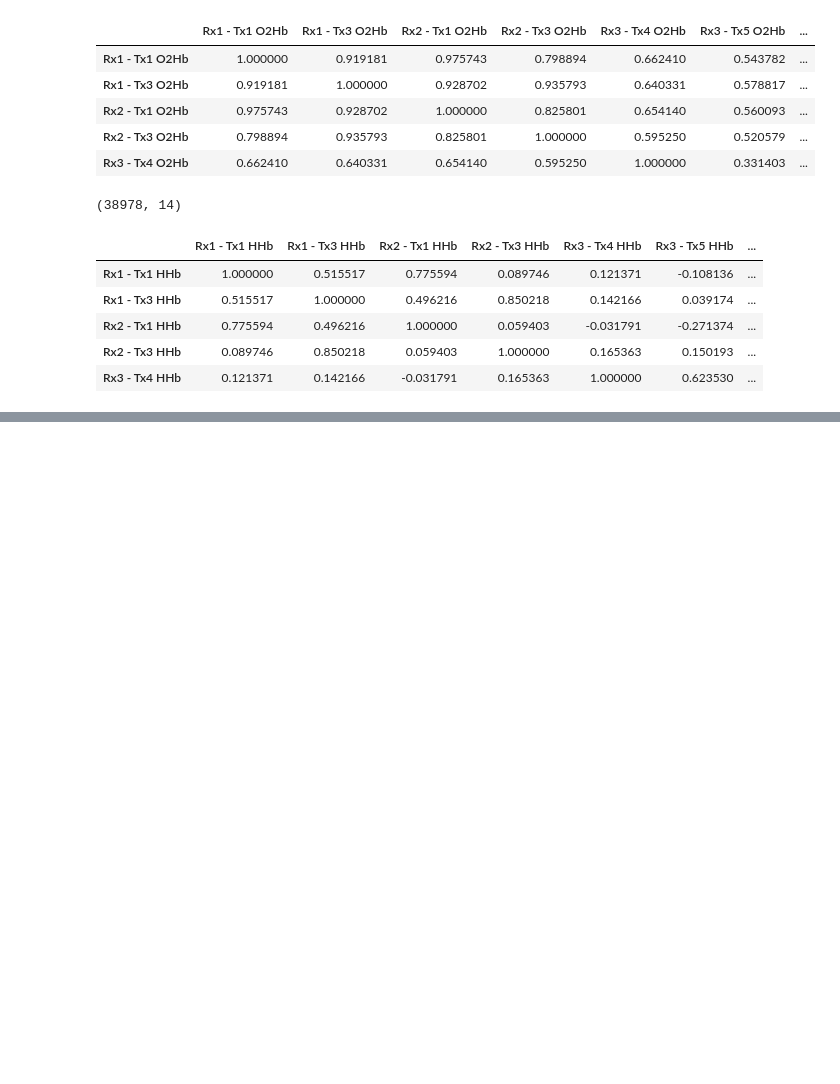
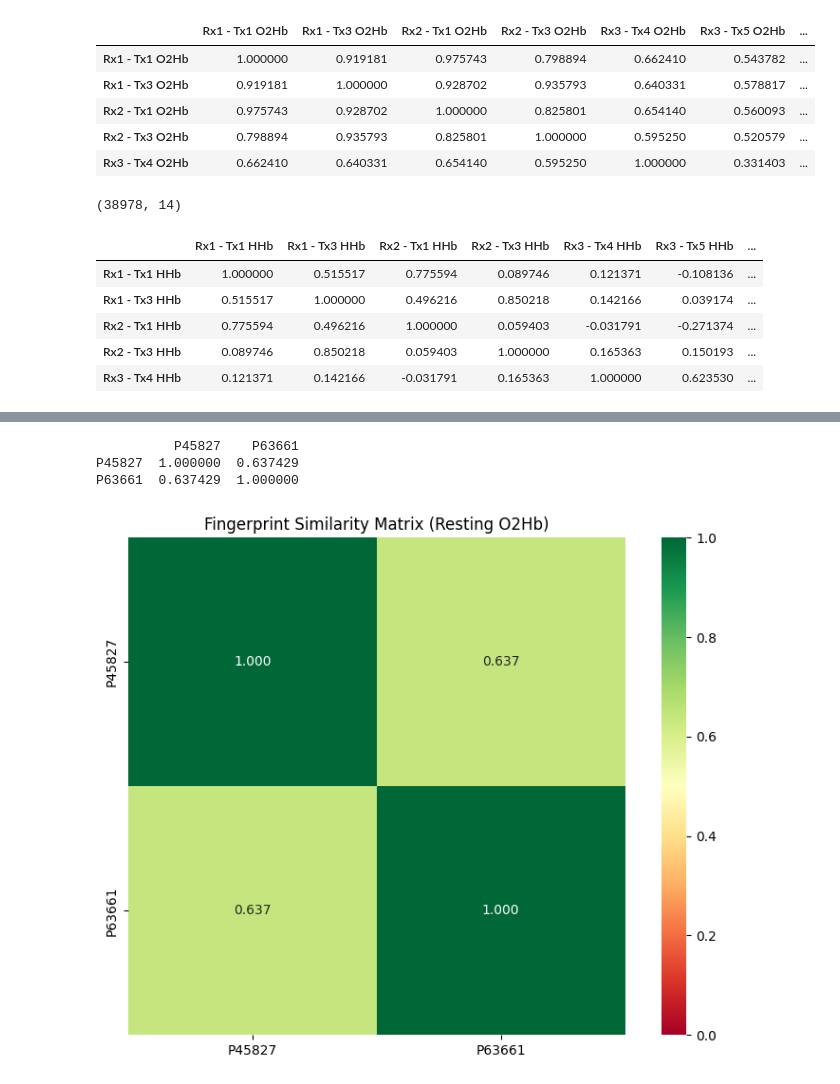
Before and after one commit to asheaffe/cs166-final-project, a Jupyter notebook: fnirs_fingerprint.ipynb, the cells around one changed output, grey strips where cells are left out. Cells and saved outputs as stored; diff of their text form; code cells hidden in the pictures; blank space fills up the shorter version.

```diff
--- a/fnirs_fingerprint.ipynb
+++ b/fnirs_fingerprint.ipynb
@@ -195,0 +313,11 @@ correlation_matrix
+# %%
+def fingerprint_similarity_pearson(matrix1, matrix2):
+    """Calculates similarity between different correlation matrices between participants under the same condition
+    :param matrix1: correlation matrix for participant1 for a given condition
+    :param matrix2: correlation matrix for participant2 for the same condition"""
+    fp1 = matrix1.values.flatten()
+    fp2 = matrix2.values.flatten()
+
+    # calculate correlation between fingerprints
+    similarity = np.corrcoef(fp1, fp2)[0, 1]
+    return similarity
@@ -195,0 +349,52 @@ correlation_matrix
+# %%
+def compute_similarity_matrix(matrix_dict, condition='oxy_rest'):
+    """Compute pairwise similarity between all participants
+
+    Note: This plot code was generated with Claude
+    """
+    # Map condition names to indices
+    condition_map = {
+        'oxy_rest': 0, 'deoxy_rest': 1,
+        'oxy_0back': 2, 'deoxy_0back': 3,
+        'oxy_1back': 4, 'deoxy_1back': 5,
+        'oxy_2back': 6, 'deoxy_2back': 7
+    }
+
+    idx = condition_map[condition]
+    pids = list(matrix_dict.keys())
+    n_participants = len(pids)
+
+    # Initialize similarity matrix
+    similarity_matrix = np.zeros((n_participants, n_participants))
+
+    for i, pid1 in enumerate(pids):
+        for j, pid2 in enumerate(pids):
+            matrix1 = matrix_dict[pid1][idx]
+            matrix2 = matrix_dict[pid2][idx]
+
+            similarity_matrix[i, j] = fingerprint_similarity_pearson(matrix1, matrix2)
+
+    # Convert to DataFrame
+    sim_df = pd.DataFrame(similarity_matrix,
+                          index=[f'P{pid}' for pid in pids],
+                          columns=[f'P{pid}' for pid in pids])
+
+    return sim_df
+
+# Usage
+sim_matrix = compute_similarity_matrix(matrix_dict, condition='oxy_rest')
+print(sim_matrix)
+
+# Visualize
+import seaborn as sns
+plt.figure(figsize=(8, 6))
+sns.heatmap(sim_matrix, annot=True, fmt='.3f', cmap='RdYlGn',
+            vmin=0, vmax=1, square=True)
+plt.title('Fingerprint Similarity Matrix (Resting O2Hb)')
+plt.tight_layout()
+plt.show()
+# %% [output]
+          P45827    P63661
+P45827  1.000000  0.637429
+P63661  0.637429  1.000000
+[figure, added]
```
Also changed, not shown: parts of 35 cells of this notebook.
